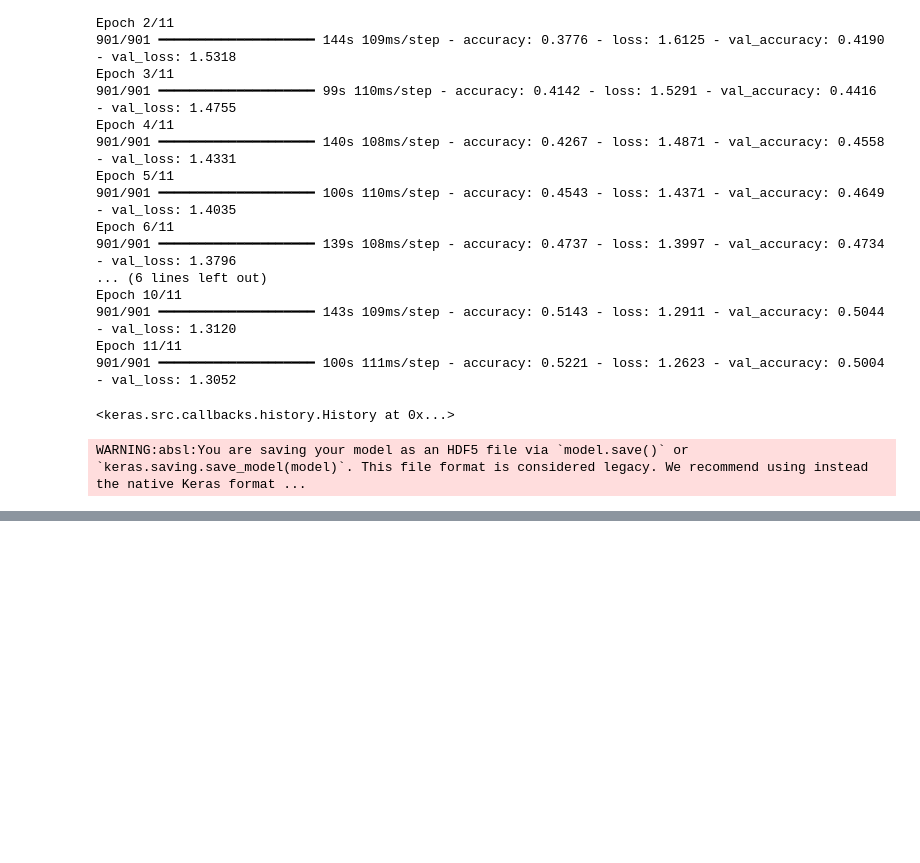
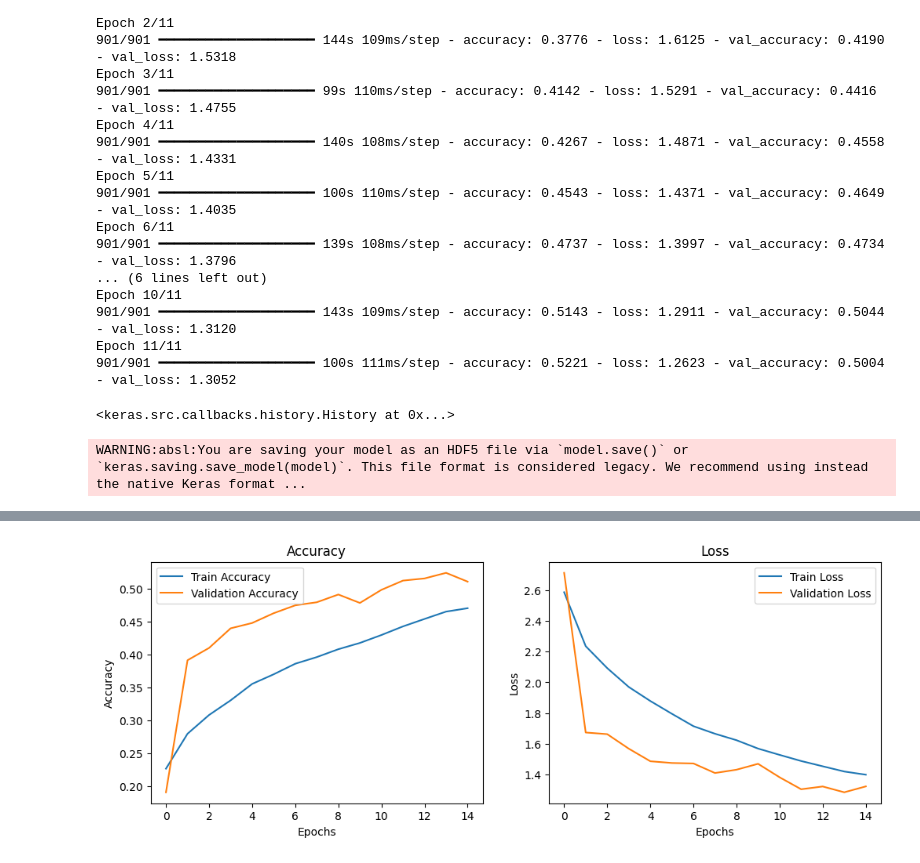
Before and after one commit to Rajesh1505/Capstone_Project_Deep_Learning_for_Computer_Vision, a Jupyter notebook: Capstone_Project_Deep_Learning_for_Computer_Vision.ipynb, the cells around one changed output, grey strips where cells are left out. Saved outputs shown, nothing was run; the diff lists cells and outputs as text; code cells hidden in the pictures; blank space fills up the shorter version.

Commit message:
Model - 2

```diff
--- a/Capstone_Project_Deep_Learning_for_Computer_Vision.ipynb
+++ b/Capstone_Project_Deep_Learning_for_Computer_Vision.ipynb
@@ -341,0 +356,4 @@ WARNING:absl:You are saving your model as an HDF5 file via `model.save()` or `ke
+# %%
+# Folder paths
+train_dir = "/content/images/images/train"
+test_dir = "/content/images/images/validation"
@@ -341,0 +450,15 @@ WARNING:absl:You are saving your model as an HDF5 file via `model.save()` or `ke
+# %%
+# Compile the Model
+model.compile(optimizer=tf.keras.optimizers.Adam(learning_rate=0.0001), loss='categorical_crossentropy',metrics=['accuracy'] )
+# %%
+epochs = 15
+batch_size = 64
+
+learning_rate_reduction = ReduceLROnPlateau(monitor='val_accuracy', patience=3, factor=0.8, min_lr=1e-7, verbose=1 )
+
+checkpoint_callback = ModelCheckpoint('best_model.keras', monitor='val_accuracy', save_best_only=True, mode='max', verbose=1 )
+
+callbacks_list = [learning_rate_reduction, checkpoint_callback]
+
+# Train the Model
+history = model.fit(train_generator, epochs=epochs, validation_data=validation_generator, callbacks=callbacks_list )
@@ -341,0 +483,19 @@ WARNING:absl:You are saving your model as an HDF5 file via `model.save()` or `ke
+# %%
+# Plot Training and Validation Accuracy and Loss
+fig, ax = plt.subplots(1, 2, figsize=(15, 5))
+ax[0].plot(history.history['accuracy'], label='Train Accuracy')
+ax[0].plot(history.history['val_accuracy'], label='Validation Accuracy')
+ax[0].set_title('Accuracy')
+ax[0].set_xlabel('Epochs')
+ax[0].set_ylabel('Accuracy')
+ax[0].legend()
+
+ax[1].plot(history.history['loss'], label='Train Loss')
+ax[1].plot(history.history['val_loss'], label='Validation Loss')
+ax[1].set_title('Loss')
+ax[1].set_xlabel('Epochs')
+ax[1].set_ylabel('Loss')
+ax[1].legend()
+plt.show()
+# %% [output]
+[figure, added]
```
Also changed, not shown: parts of 12 cells of this notebook.
